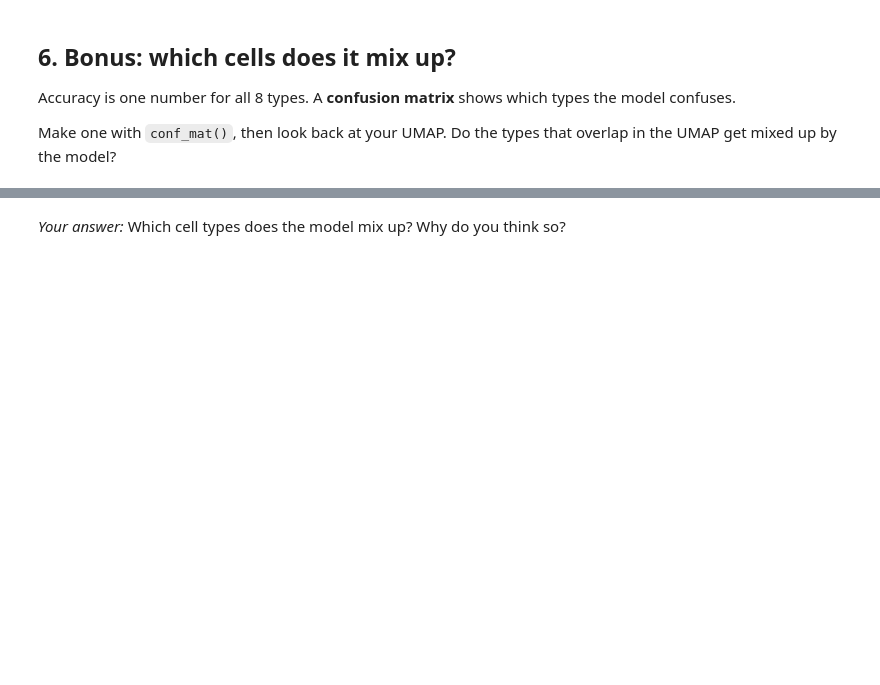
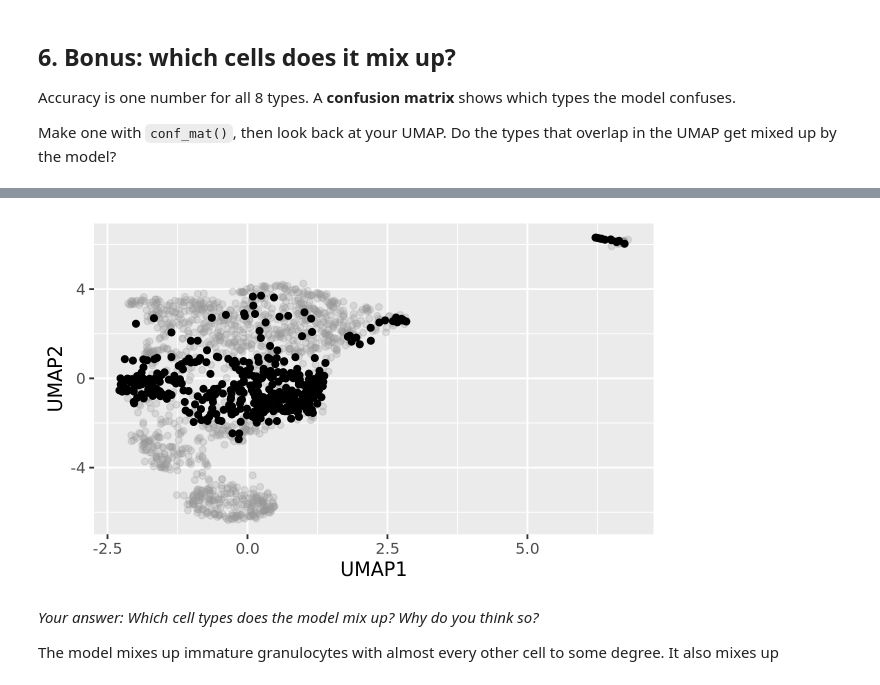
Before and after one commit to emmagatewood/codespace, a Jupyter notebook: exercises/18-bloodmnist-exercise.ipynb, the cells around one changed output, grey strips where cells are left out. Drawn from its saved outputs; the diff is of its cells as text; code cells hidden in the pictures; blank space fills up the shorter version.

```diff
--- a/exercises/18-bloodmnist-exercise.ipynb
+++ b/exercises/18-bloodmnist-exercise.ipynb
@@ -116,2 +214,12 @@ Make one with `conf_mat()`, then look back at your UMAP. Do the types that overl
+# %%
+ggplot(umap_coords, aes(x = UMAP1, y = UMAP2)) +
+    geom_point(alpha = 0.25, color = 'gray60') +
+    geom_point(data = umap_coords |> filter(label %in% c('basophil', 'immature granulocyte')))
+    mapping = aes(color = label) +
+    scale_color_brewer(palette = 'Pastel1')
+# %% [output]
+[figure, added]
 # %% [markdown]
-*Your answer:* Which cell types does the model mix up? Why do you think so?
+*Your answer: Which cell types does the model mix up? Why do you think so?*
+
+The model mixes up immature granulocytes with almost every other cell to some degree. It also mixes up
```
Also changed, not shown: parts of 10 cells of this notebook.
